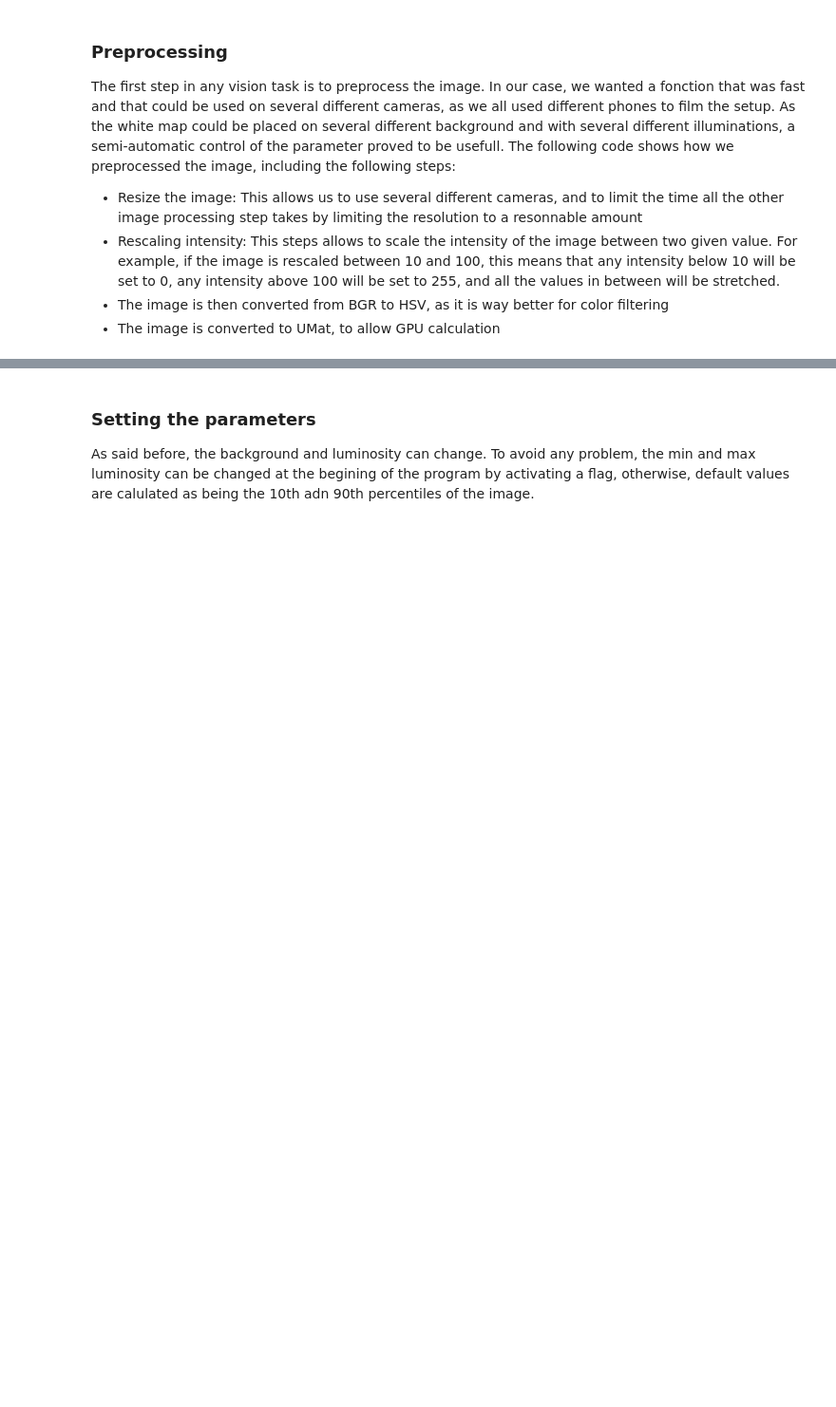
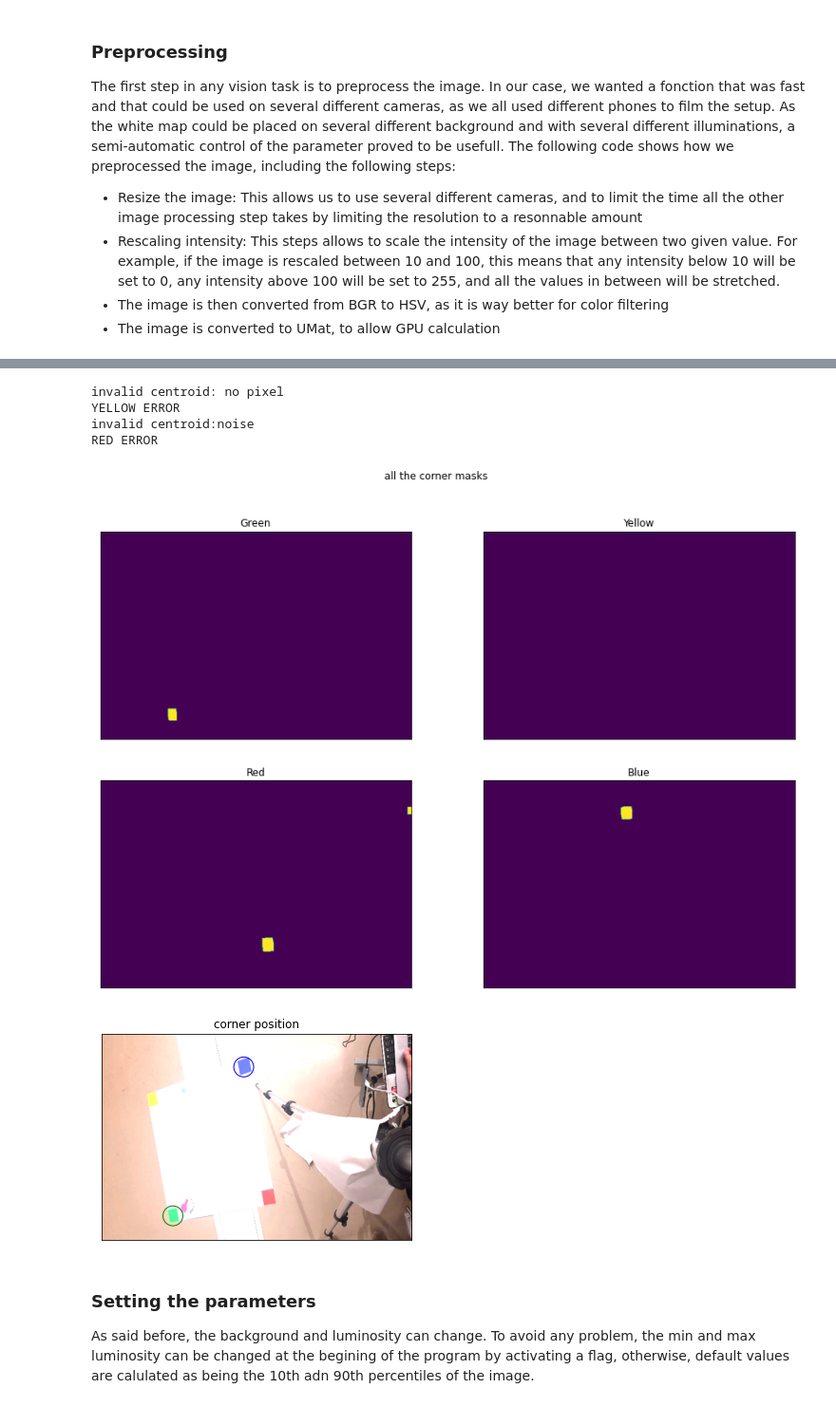
Before and after one commit to Fllask/Mobile_Robotics, a Jupyter notebook: Report.ipynb, the cells around one changed output, grey strips where cells are left out. Shown at 95% size. Cells and saved outputs as stored; diff of their text form; code cells hidden in the pictures; blank space fills up the shorter version.

```diff
--- a/Report.ipynb
+++ b/Report.ipynb
@@ -52,3 +62,82 @@ plt.show()
+# %%
+invalid = False
+camera = "ANDROID FLASK"
+filr = v.colorfilter("RED",camera)
+filg = v.colorfilter("GREEN",camera)
+filb = v.colorfilter("BLUE",camera)
+fily = v.colorfilter("YELLOW",camera)
+
+maskg= filg.get_mask(imgprep)
+TL,fg = v.getCentroid(maskg)
+if fg:
+    print("GREEN ERROR")
+    invalid = True
+
+masky= fily.get_mask(imgprep)
+TR,fy = v.getCentroid(masky)
+if fy:
+    print("YELLOW ERROR")
+    invalid = True
+
+maskr= filr.get_mask(imgprep)
+BL,fr = v.getCentroid(maskr)
+if fr:
+    print("RED ERROR")
+    invalid = True
+
+
+
+maskb= filb.get_mask(imgprep)
+BR,fb = v.getCentroid(maskb)
+if fb:
+    print("BLUE ERROR")
+    invalid = True
+
+fig, axs = plt.subplots(2,2)
+fig.set_size_inches(15,10)
+[ax.get_xaxis().set_visible(False) for ax in fig.axes]
+[ax.get_yaxis().set_visible(False) for ax in fig.axes]
+fig.suptitle('all the corner masks')
+
+axs[0,0].imshow(maskg.get())
+axs[0,0].set_title('Green')
+
+axs[0,1].imshow(masky.get())
+axs[0,1].set_title('Yellow')
+
+axs[1,0].imshow(maskr.get())
+axs[1,0].set_title('Red')
+
+axs[1,1].imshow(maskb.get())
+axs[1,1].set_title('Blue')
+
+fig,ax = plt.subplots()
+[ax.get_xaxis().set_visible(False) for ax in fig.axes]
+[ax.get_yaxis().set_visible(False) for ax in fig.axes]
+ax.imshow(imgprep_rgb)
+ax.set_title('corners position')
+if  not fg:
+    circle = plt.Circle(TL, 20, color='g',fill=False)
+    ax.add_artist(circle)
+if  not fy:
+    circle = plt.Circle(TR, 20, color='y',fill=False)
+    ax.add_artist(circle)
+
+if  not fb:
+    circle = plt.Circle(BR, 20, color='b',fill=False)
+    ax.add_artist(circle)
+
+if  not fr:
+    circle = plt.Circle(BL, 20, color='r',fill=False)
+    ax.add_artist(circle)
+plt.show()
+# %% [output]
+invalid centroid: no pixel
+YELLOW ERROR
+invalid centroid:noise
+RED ERROR
+[figure, added]
+[figure, added]
 # %% [markdown]
 ### Setting the parameters
 As said before, the background and luminosity can change. To avoid any problem, the min and max luminosity can be changed at the begining of the program by activating a flag, otherwise, default values are calulated as being the 10th adn 90th percentiles of the image.
```
Also changed, not shown: parts of 11 cells of this notebook, 1 other file.
